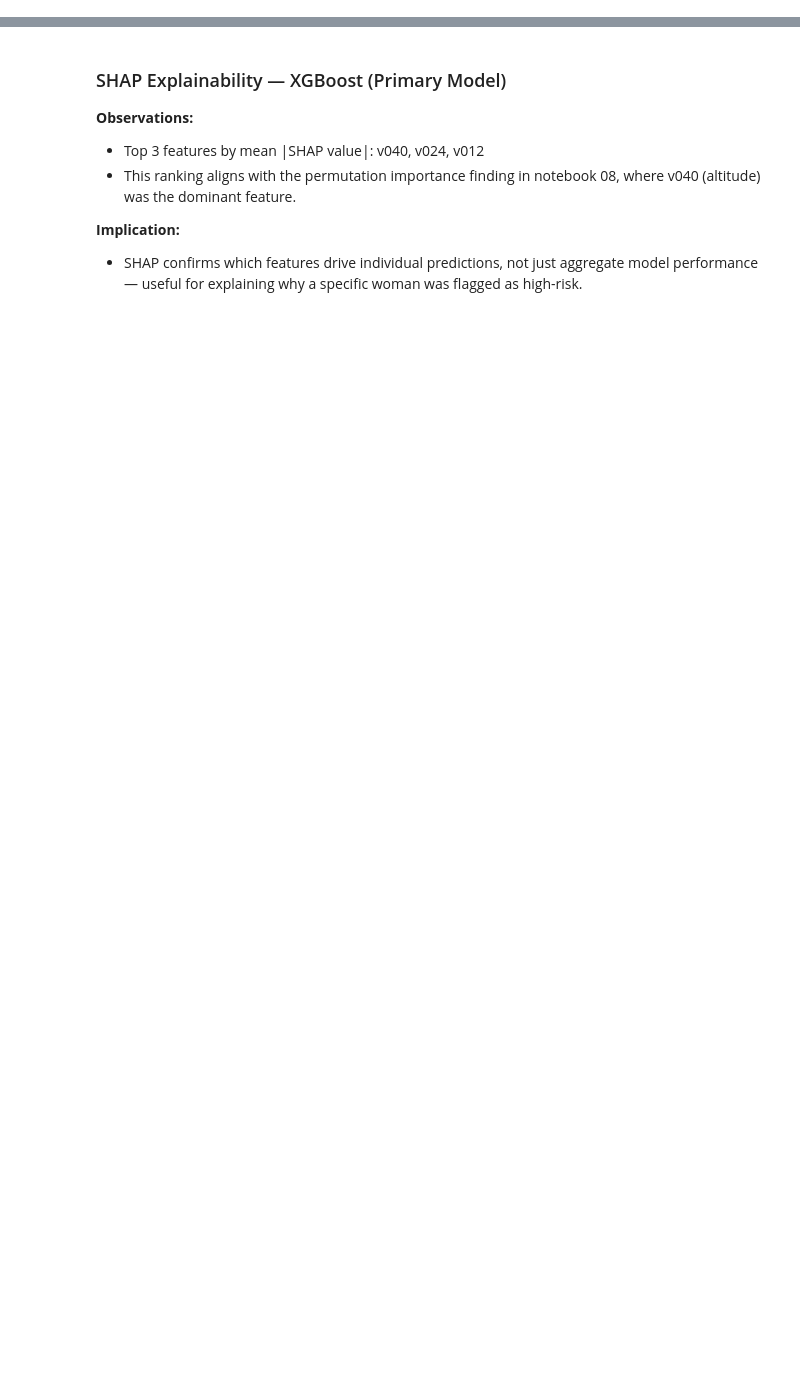
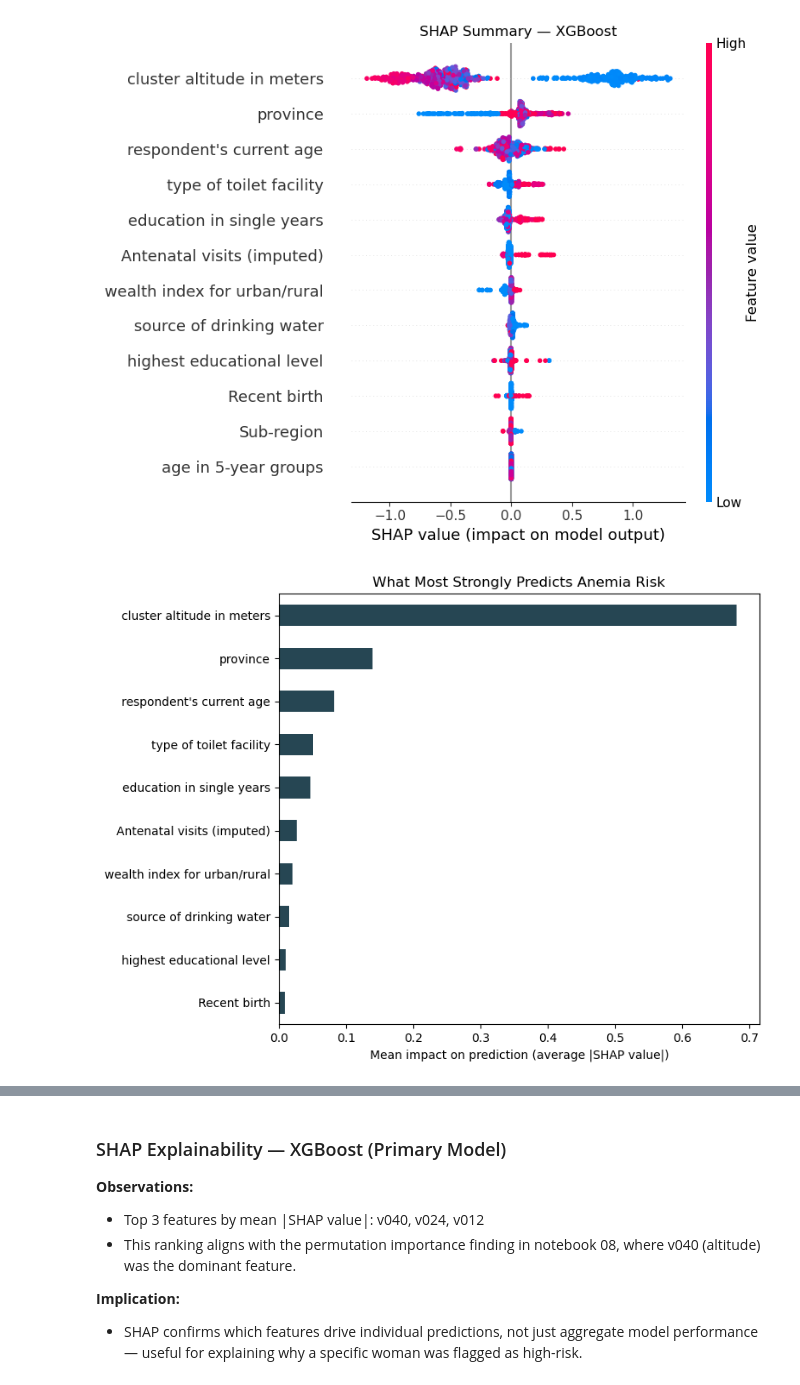
Before and after one commit to Suvekshyajha/anaemia_risk_ml_prediction, a Jupyter notebook: notebooks/10_explainability.ipynb, the cells around one changed output, grey strips where cells are left out. Saved outputs shown, nothing was run; the diff lists cells and outputs as text; code cells hidden in the pictures; blank space fills up the shorter version.

```diff
--- a/notebooks/10_explainability.ipynb
+++ b/notebooks/10_explainability.ipynb
@@ -37,0 +116,51 @@ plt.show()
+# %%
+import json
+
+with open('../data/interim/variable_labels.json') as f:
+    labels = json.load(f)
+
+# custom features you engineered yourself, not in the DHS codebook
+custom_labels = {
+    'antenatal_visits_filled': 'Antenatal visits (imputed)',
+    'had_recent_birth': 'Recent birth',
+    'secoreg': 'Sub-region'  # confirm this is right for your data
+}
+labels.update(custom_labels)
+
+feature_names = [labels.get(col, col) for col in X_test.columns]
+label_map = dict(zip(X_test.columns, feature_names))  # reuse below
+
+# --- Beeswarm (technical audience) ---
+shap.summary_plot(shap_values_xgb, X_test, feature_names=feature_names, show=False)
+plt.title('SHAP Summary — XGBoost')
+plt.tight_layout()
+plt.show()
+
+# --- Bar chart (general-public audience) ---
+mean_abs_shap = np.abs(shap_values_xgb).mean(axis=0)
+top_features_xgb = pd.Series(mean_abs_shap, index=X_test.columns).sort_values(ascending=False)
+top_features_labeled = top_features_xgb.rename(index=label_map)
+
+plt.figure(figsize=(8, 6))
+top_features_labeled.head(10).sort_values().plot(kind='barh', color='#264653')
+plt.xlabel('Mean impact on prediction (average |SHAP value|)')
+plt.title('What Most Strongly Predicts Anemia Risk')
+plt.tight_layout()
+plt.savefig('../results/figures/shap_bar_xgb.png', dpi=200)
+plt.show()
+
+# --- Directional bar chart (bar + up/down risk, general-public friendly) ---
+mean_signed_shap = pd.Series(shap_values_xgb.mean(axis=0), index=X_test.columns)
+top_signed = mean_signed_shap.reindex(top_features_xgb.head(10).index).rename(index=label_map)
+
+colors = ['#c0392b' if v > 0 else '#2980b9' for v in top_signed]
+plt.figure(figsize=(8, 6))
+top_signed.sort_values().plot(kind='barh', color=colors)
+plt.xlabel('Average effect on anemia risk (higher = increases risk)')
+plt.title('How Each Factor Affects Anemia Risk')
+plt.axvline(0, color='black', linewidth=0.8)
+plt.tight_layout()
+plt.show()
+# %% [output]
+[figure, added]
+[figure, added]
```
Also changed, not shown: parts of 16 cells of this notebook, 22 other files.
